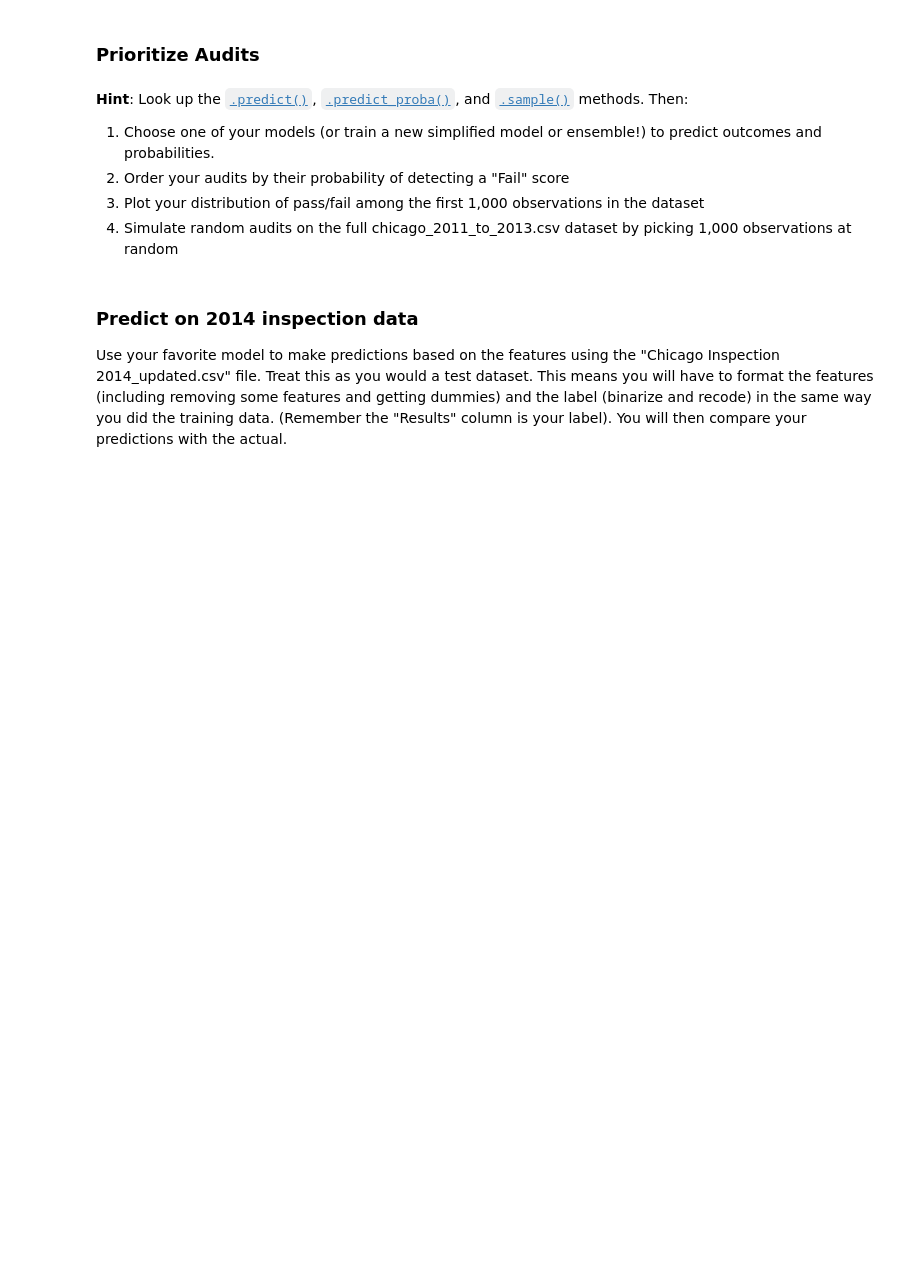
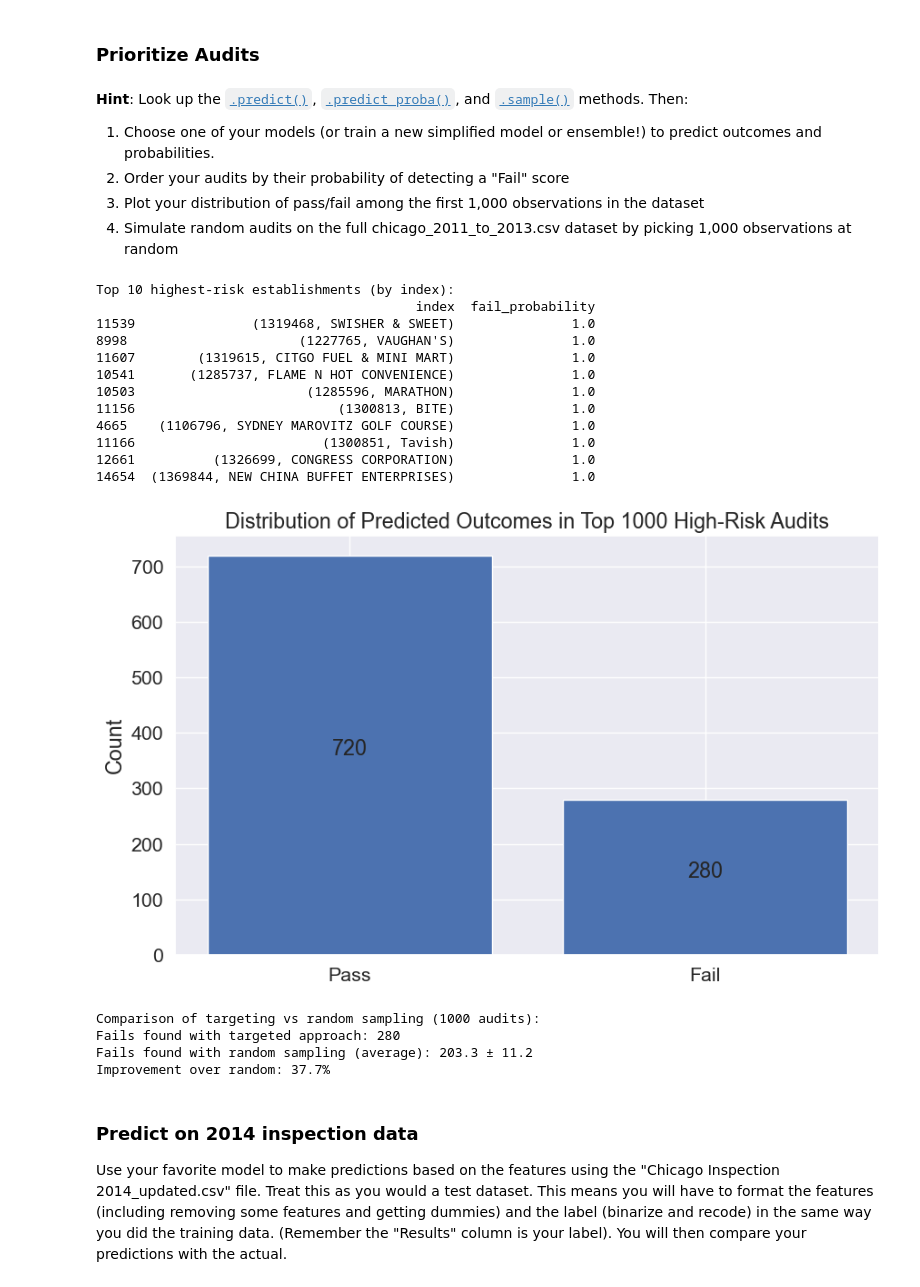
Before and after one commit to cindyalvar/Computational-Social-Science-Projects, a Jupyter notebook: Project 3/Project 3_Alvarez.ipynb, the cells around one changed output. Cells and saved outputs as stored; diff of their text form; code cells hidden in the pictures; blank space fills up the shorter version.

```diff
--- a/Project 3/Project 3_Alvarez.ipynb
+++ b/Project 3/Project 3_Alvarez.ipynb
@@ -862,3 +904,63 @@ Facility Information
+# %%
+#
+# 4. Simulate random audits on the full chicago_2011_to_2013.csv dataset by picking 1,000 observations at random
+# -----------
+def simulate_random_audits(X, y_true, n_samples=1000, n_simulations=100):
+    random_fail_counts = []
+
+    for _ in range(n_simulations):
+        # Randomly sample indices from full dataset
+        random_indices = X.index.to_numpy()
+        sampled_indices = np.random.choice(
+            random_indices,
+            size=n_samples,
+            replace=False
+        )
+
+        # Count fails in random sample
+        random_fails = np.sum(y_true[np.isin(X.index, sampled_indices)])
+        random_fail_counts.append(random_fails)
+
+    # Calculate mean and standard deviation
+    return np.mean(random_fail_counts), np.std(random_fail_counts)
+# %%
+# Run the complete analysis
+y_pred, y_prob = get_predictions(model1, X)
+audit_priorities = prioritize_audits(X, y_prob)
+
+print("\nTop 10 highest-risk establishments (by index):")
+print(audit_priorities.head(10))
+
+# Plot distribution of top 1000 predictions
+priority_indices = audit_priorities['index'].iloc[:1000]  # Using iloc to get first 1000 indices
+top_n_predictions = y_pred[:1000]  # Take first 1000 predictions since they're already ordered
+pass_count, fail_count = plot_distribution(top_n_predictions, n_samples=1000)
+
+# Compare with random sampling
+random_mean, random_std = simulate_random_audits(X, y, n_samples=1000)
+
+print(f"\nComparison of targeting vs random sampling (1000 audits):")
+print(f"Fails found with targeted approach: {fail_count}")
+print(f"Fails found with random sampling (average): {random_mean:.1f} ± {random_std:.1f}")
+print(f"Improvement over random: {(fail_count - random_mean) / random_mean * 100:.1f}%")
+# %% [output]
+Top 10 highest-risk establishments (by index):
+                                         index  fail_probability
+11539               (1319468, SWISHER & SWEET)               1.0
+8998                      (1227765, VAUGHAN'S)               1.0
+11607        (1319615, CITGO FUEL & MINI MART)               1.0
+10541       (1285737, FLAME N HOT CONVENIENCE)               1.0
+10503                      (1285596, MARATHON)               1.0
+11156                          (1300813, BITE)               1.0
+4665    (1106796, SYDNEY MAROVITZ GOLF COURSE)               1.0
+11166                        (1300851, Tavish)               1.0
+12661          (1326699, CONGRESS CORPORATION)               1.0
+14654  (1369844, NEW CHINA BUFFET ENTERPRISES)               1.0
+[figure, added]
+Comparison of targeting vs random sampling (1000 audits):
+Fails found with targeted approach: 280
+Fails found with random sampling (average): 203.3 ± 11.2
+Improvement over random: 37.7%
 # %% [markdown]
 ### Predict on 2014 inspection data
 
```
Also changed, not shown: parts of 30 cells of this notebook.
